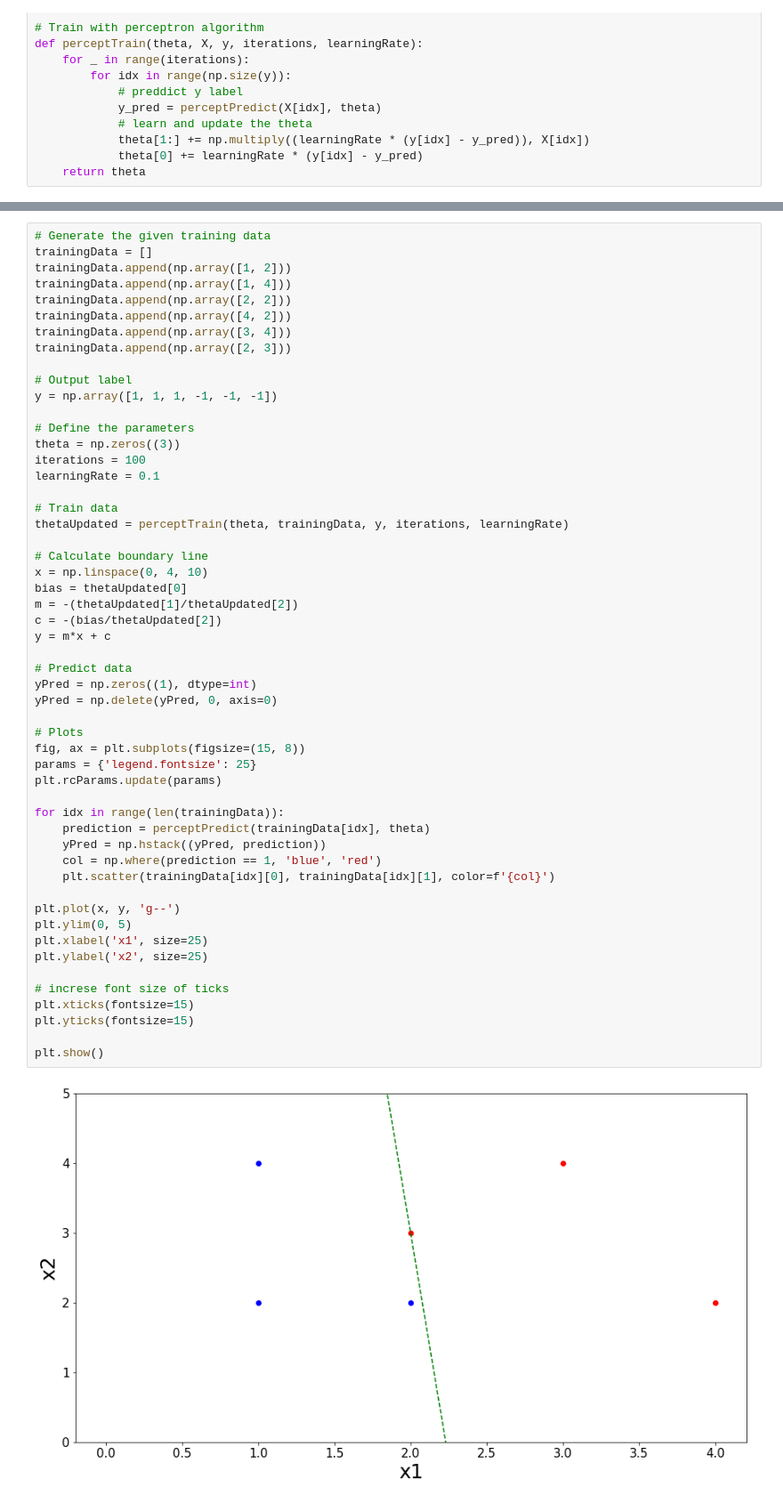
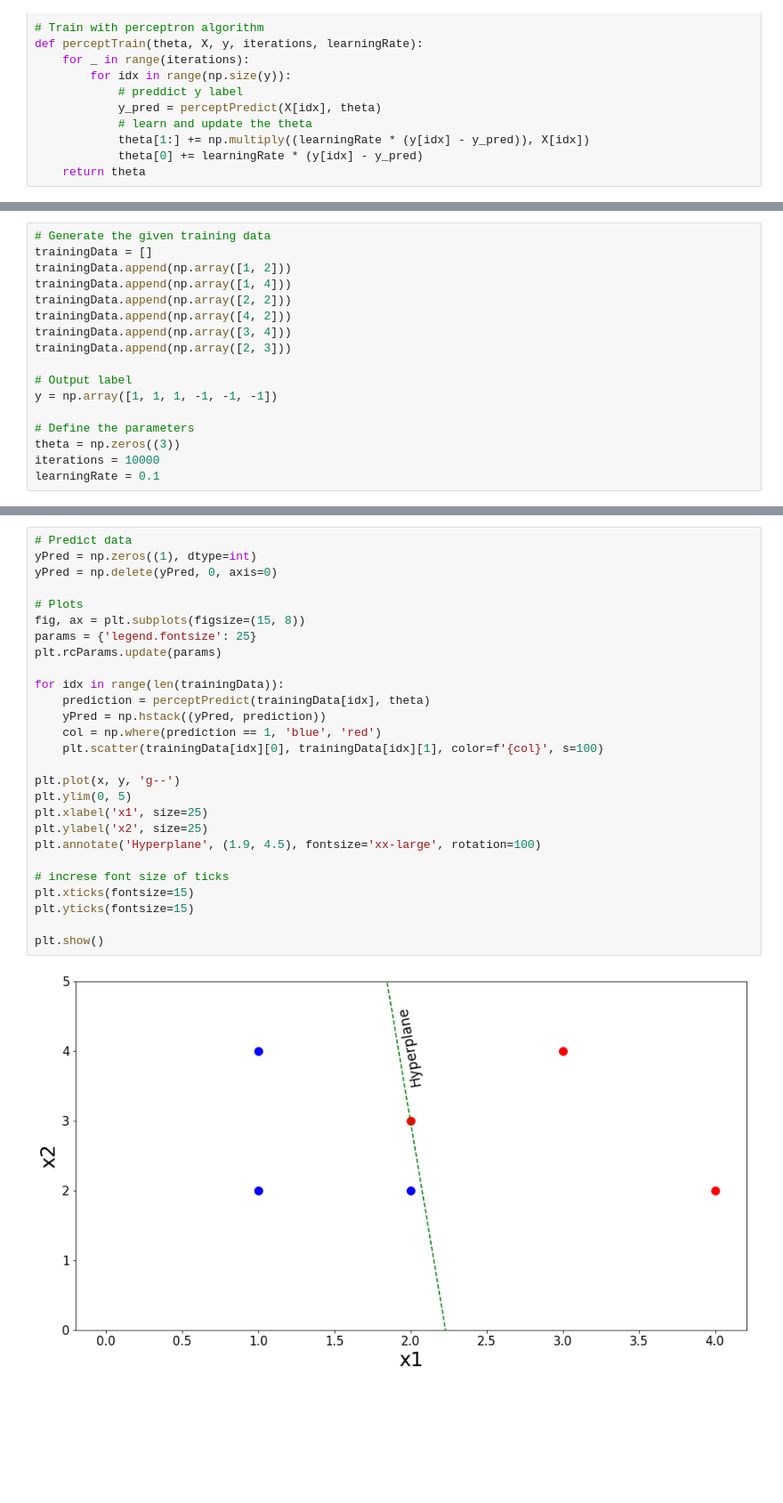
Before and after one commit to vishaldeep15/EE526-HW, a Jupyter notebook: hw1/HW1_VD.ipynb, the cells around one changed output, grey strips where cells are left out. Shown at 89% size. Saved outputs shown, nothing was run; the diff lists cells and outputs as text; blank space fills up the shorter version.

```diff
--- a/hw1/HW1_VD.ipynb
+++ b/hw1/HW1_VD.ipynb
@@ -116,0 +128,17 @@ def perceptTrain(theta, X, y, iterations, learningRate):
+# %%
+# Generate the given training data
+trainingData = []
+trainingData.append(np.array([1, 2]))
+trainingData.append(np.array([1, 4]))
+trainingData.append(np.array([2, 2]))
+trainingData.append(np.array([4, 2]))
+trainingData.append(np.array([3, 4]))
+trainingData.append(np.array([2, 3]))
+
+# Output label
+y = np.array([1, 1, 1, -1, -1, -1])
+
+# Define the parameters
+theta = np.zeros((3))
+iterations = 10000
+learningRate = 0.1
@@ -117,56 +159,30 @@ def perceptTrain(theta, X, y, iterations, learningRate):
 # %%
-# Generate the given training data
-trainingData = []
-trainingData.append(np.array([1, 2]))
-trainingData.append(np.array([1, 4]))
-trainingData.append(np.array([2, 2]))
-trainingData.append(np.array([4, 2]))
-trainingData.append(np.array([3, 4]))
-trainingData.append(np.array([2, 3]))
-
-# Output label
-y = np.array([1, 1, 1, -1, -1, -1])
-
-# Define the parameters
-theta = np.zeros((3))
-iterations = 100
-learningRate = 0.1
-
-# Train data
-thetaUpdated = perceptTrain(theta, trainingData, y, iterations, learningRate)
-
-# Calculate boundary line
-x = np.linspace(0, 4, 10)
-bias = thetaUpdated[0]
-m = -(thetaUpdated[1]/thetaUpdated[2])
-c = -(bias/thetaUpdated[2])
-y = m*x + c
-
 # Predict data
 yPred = np.zeros((1), dtype=int)
 yPred = np.delete(yPred, 0, axis=0)
 
 # Plots
 fig, ax = plt.subplots(figsize=(15, 8))
 params = {'legend.fontsize': 25}
 plt.rcParams.update(params)
 
 for idx in range(len(trainingData)):
     prediction = perceptPredict(trainingData[idx], theta)
     yPred = np.hstack((yPred, prediction))
     col = np.where(prediction == 1, 'blue', 'red')
-    plt.scatter(trainingData[idx][0], trainingData[idx][1], color=f'{col}')
+    plt.scatter(trainingData[idx][0], trainingData[idx][1], color=f'{col}', s=100)
 
 plt.plot(x, y, 'g--')
 plt.ylim(0, 5)
 plt.xlabel('x1', size=25)
 plt.ylabel('x2', size=25)
+plt.annotate('Hyperplane', (1.9, 4.5), fontsize='xx-large', rotation=100)
 
 # increse font size of ticks
 plt.xticks(fontsize=15)
 plt.yticks(fontsize=15)
 
 plt.show()
 # %% [output]
-[figure, old version]
+[figure, new version]
 # %% [markdown]
```
Also changed, not shown: parts of 31 cells of this notebook.
